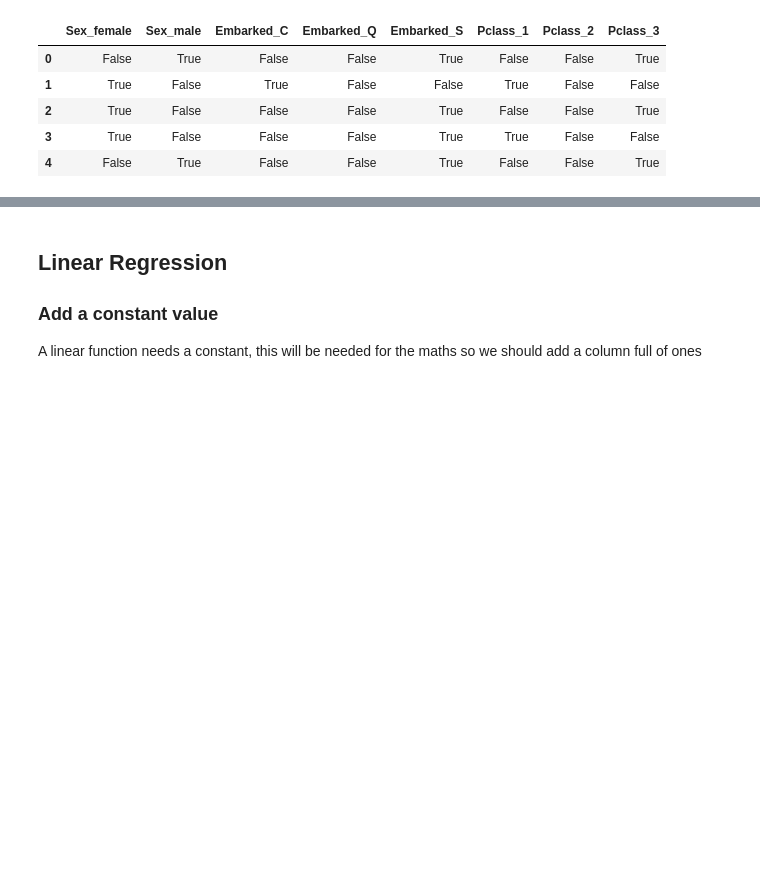
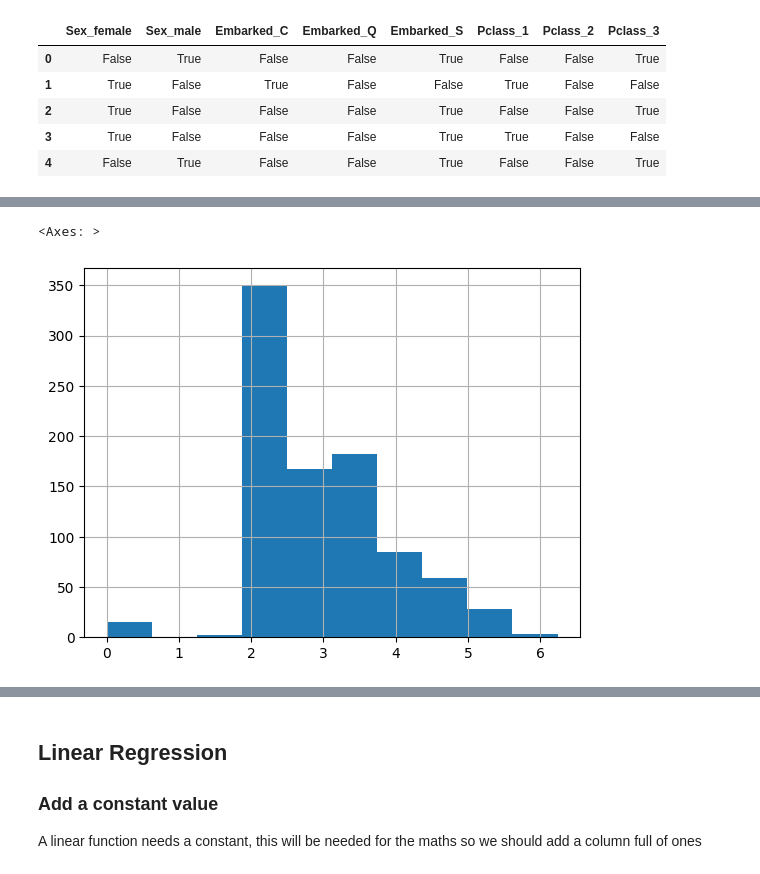
Before and after one commit to Deco354/titanic-numpy-neuralnet, a Jupyter notebook: pytorch-titanic.ipynb, the cells around one changed output, grey strips where cells are left out. Drawn from its saved outputs; the diff is of its cells as text; code cells hidden in the pictures; blank space fills up the shorter version.

```diff
--- a/pytorch-titanic.ipynb
+++ b/pytorch-titanic.ipynb
@@ -179,0 +164,7 @@ training_dataframe.head(10)
+# %%
+import math
+df['LogFare'] = np.log(df['Fare'] + 1)
+df.LogFare.hist()
+# %% [output]
+<Axes: >
+[figure, added]
```
Also changed, not shown: parts of 7 cells of this notebook, 1 other file.
